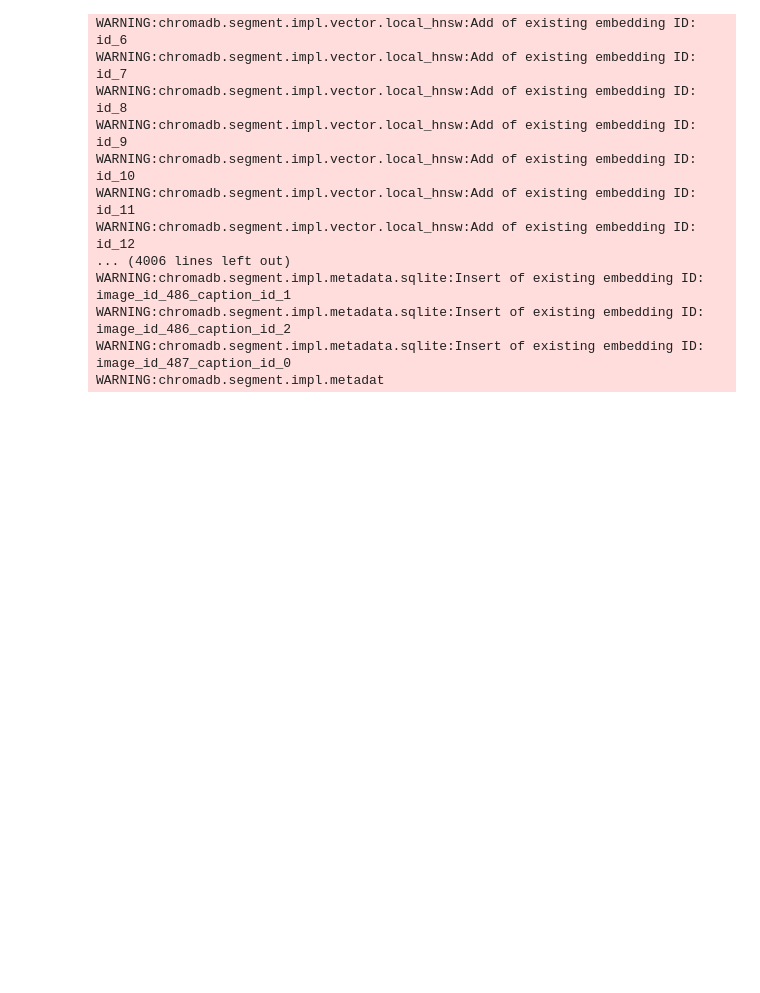
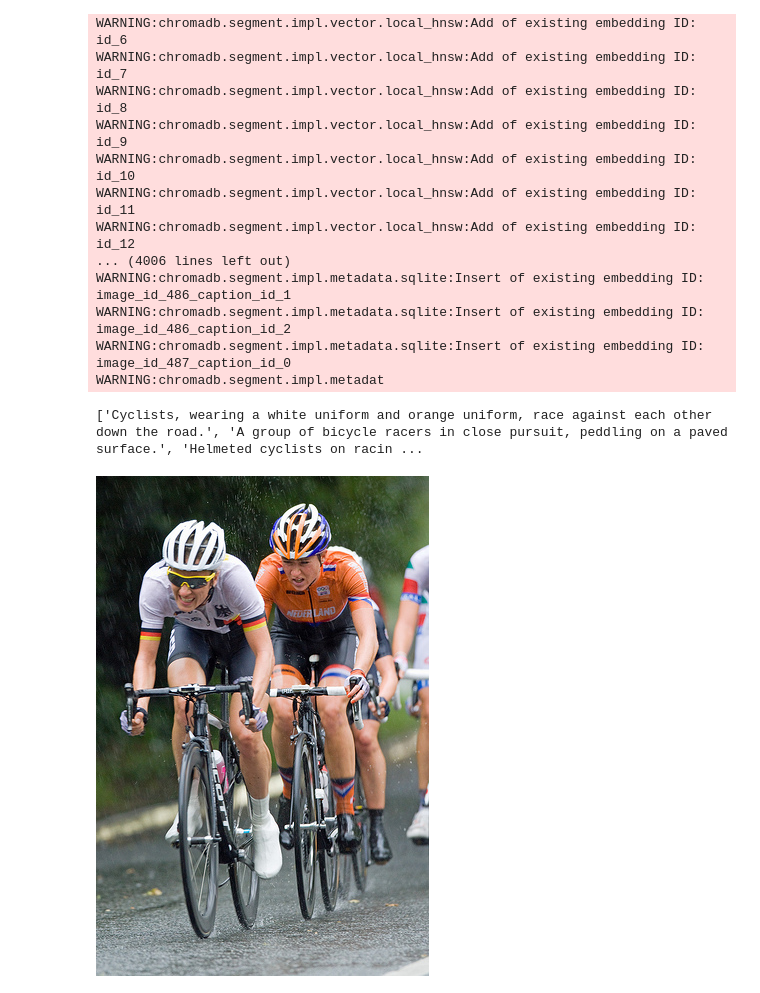
Before and after one commit to zhiyong9654/ml_practice, a Jupyter notebook: 20250224_multimodal_rag/02.multimodal_search.ipynb, the cells around one changed output. Saved outputs shown, nothing was run; the diff lists cells and outputs as text; code cells hidden in the pictures; blank space fills up the shorter version.

```diff
--- a/20250224_multimodal_rag/02.multimodal_search.ipynb
+++ b/20250224_multimodal_rag/02.multimodal_search.ipynb
@@ -134,3 +119,13 @@ WARNING:chromadb.segment.impl.metadata.sqlite:Insert of existing embedding ID: i
 WARNING:chromadb.segment.impl.metadata.sqlite:Insert of existing embedding ID: image_id_486_caption_id_2
 WARNING:chromadb.segment.impl.metadata.sqlite:Insert of existing embedding ID: image_id_487_caption_id_0
 WARNING:chromadb.segment.impl.metadat
+# %%
+random_sample = randint(0, len(dataset['test']))
+print(dataset['test'][random_sample]['caption'])
+embedding =
+
+
+dataset['test'][random_sample]['image']
+# %% [output]
+['Cyclists, wearing a white uniform and orange uniform, race against each other down the road.', 'A group of bicycle racers in close pursuit, peddling on a paved surface.', 'Helmeted cyclists on racin ...
+[figure, added]
```
Also changed, not shown: parts of 8 cells of this notebook, 2 other files.
